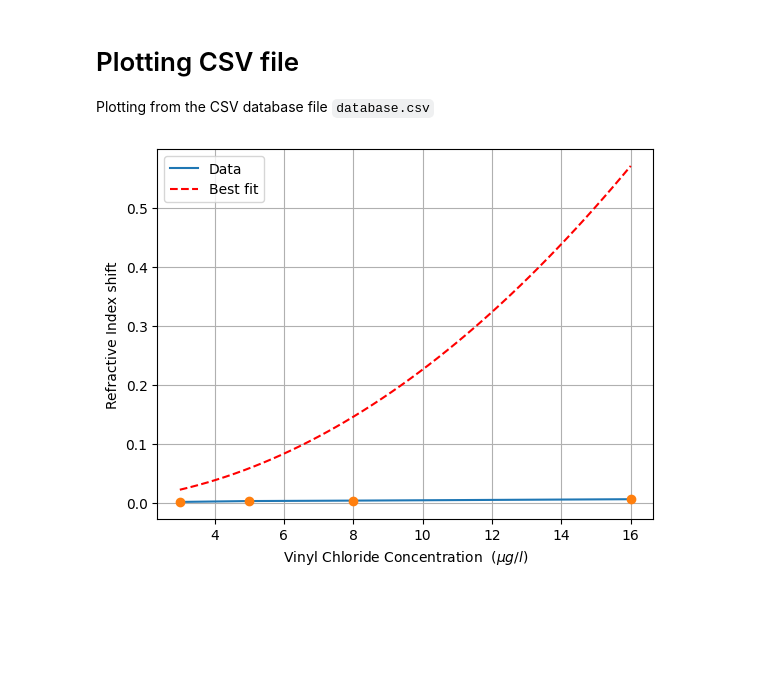
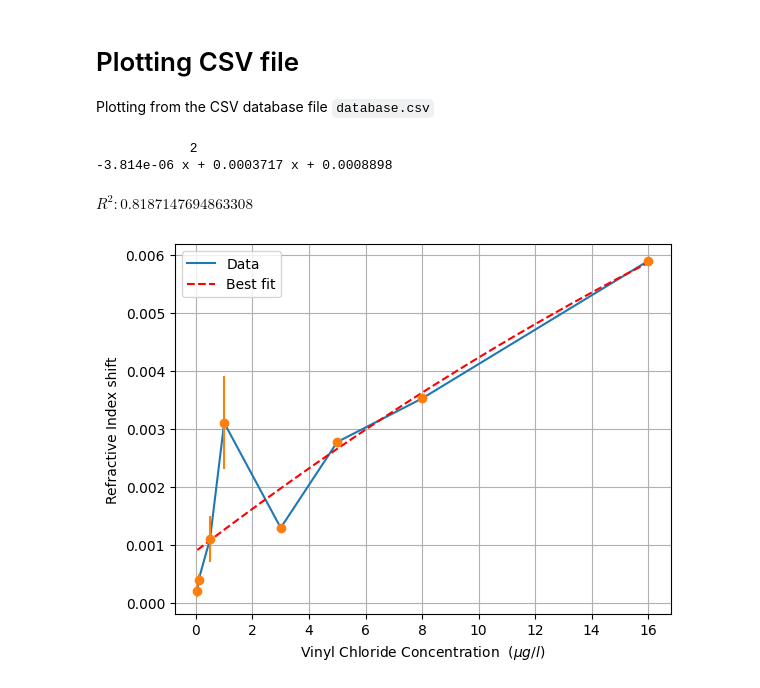
Before and after one commit to Philip-Jorgensen/wcg_final_project, a Jupyter notebook: Jupyter_files/plotting_csv.ipynb, the cells around one changed output. Saved outputs shown, nothing was run; the diff lists cells and outputs as text; code cells hidden in the pictures; blank space fills up the shorter version.

```diff
--- a/Jupyter_files/plotting_csv.ipynb
+++ b/Jupyter_files/plotting_csv.ipynb
@@ -7,6 +7,8 @@ Plotting from the CSV database file `database.csv`
 import matplotlib.pyplot as plt
 import pandas as pd
 import numpy as np
+import scipy as sc
+from IPython.display import display, Math
 
 # Variables
 csv_path = "../database.csv"
@@ -14,34 +16,48 @@ csv_path = "../database.csv"
 data = pd.read_csv(csv_path)
 
 # Filtering the data
-data = data[data['source'] == 'measurements']
+# data = data[data['source'] == 'measurements'] # My measurements
+# data = data[data['source'] != 'measurements'] # The measurements from the paper
 
 # Sorting the data
 data = data.sort_values(by=['vc_concentration'])
 
 vc_concentration = data['vc_concentration'].values
 ri_shift = data['ri_shift'].values
 uncertainty = data['uncertainty'].fillna(0).values
 
 # Best fit
 bestfit_coefficients = np.polyfit(vc_concentration, ri_shift, 2)
-bestfit_function = np.poly1d(bestfit)
+bestfit_function = np.poly1d(bestfit_coefficients)
+
+fit_estimate_values = []
+for i in vc_concentration:
+    fit_estimate_values.append(bestfit_function(i))
+
+fit_properties = sc.stats.linregress(ri_shift, fit_estimate_values)
+r_squared = np.power(fit_properties.rvalue,2)
+
+print(bestfit_function)
+display(Math(r'R^2: {}'.format(r_squared)))
 
 bestfit_x = np.linspace(vc_concentration[0], vc_concentration[-1], 50) # From start to end, 50 points
 bestfit_y = bestfit_function(bestfit_x)
 
 # Plotting
 plt.plot(vc_concentration, ri_shift, label='Data')
 plt.errorbar(vc_concentration, ri_shift,
                 yerr = uncertainty,
                 fmt = 'o')
 
 plt.plot(bestfit_x, bestfit_y, label='Best fit', color='red', ls='--')
 
 plt.grid(True)
 plt.xlabel('Vinyl Chloride Concentration  ($\\mu g/l$)')
 plt.ylabel('Refractive Index shift')
 plt.legend()
 plt.show()
 # %% [output]
+            2
+-3.814e-06 x + 0.0003717 x + 0.0008898
+$\displaystyle R^2: 0.8187147694863308$
-[figure, old version]
+[figure, new version]
```
Also changed, not shown: 24 other files.
